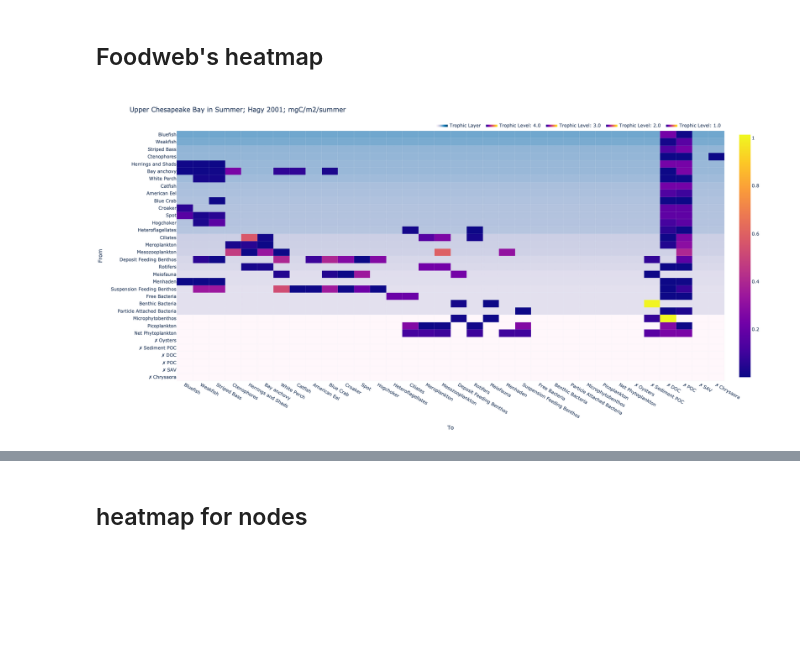
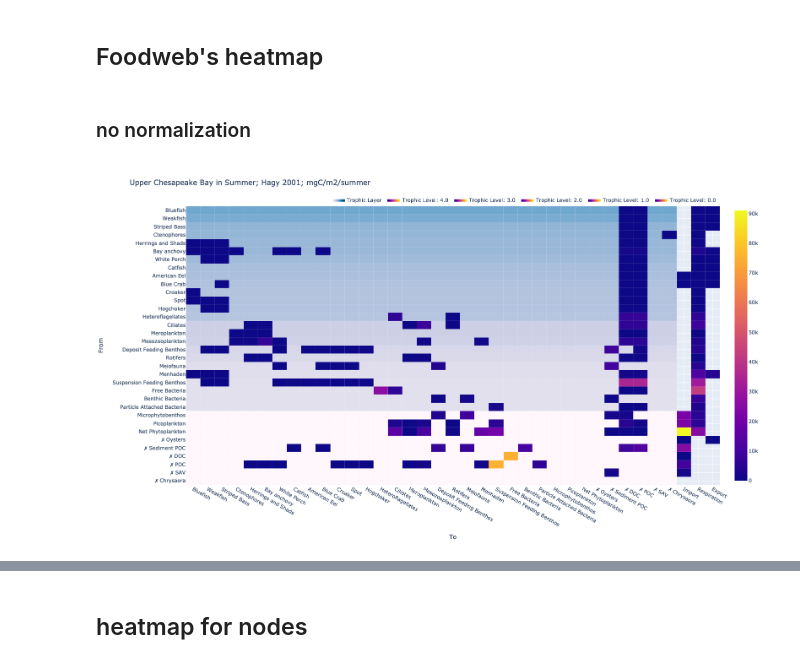
Before and after one commit to ibs-pan/foodwebviz, a Jupyter notebook: 02_heatmaps.ipynb, the cells around one changed output, grey strips where cells are left out. Cells and saved outputs as stored; diff of their text form; code cells hidden in the pictures; blank space fills up the shorter version.

```diff
--- a/02_heatmaps.ipynb
+++ b/02_heatmaps.ipynb
@@ -85,6 +85,12 @@ def prepare_data(net, normalization=None, add_external_flows=False):
     heat_data['to'] = add_not_alive_mark(heat_data['to'], names_mapper)
     heat_data = heat_data.merge(node_df[['Names', 'trophic', 'Biomass']], left_on='from', right_on='Names', how='left')
 
+    # not all normalization methods make sense when this is True
+    if add_external_flows:
+        external_flows = pd.DataFrame(net.getExternalFlows(), columns=flow_cols)
+        external_flows['from'] = add_not_alive_mark(external_flows['from'], names_mapper)
+        heat_data = pd.concat([heat_data, external_flows]).fillna(0)
+
     if normalization == 'all':
         heat_data['weights'] = net.getNormInternFlows()
     elif normalization == 'biomass':
@@ -94,11 +100,11 @@ def prepare_data(net, normalization=None, add_external_flows=False):
     elif normalization == 'inputs':
         tmp_df = heat_data.merge(heat_data.groupby('to').sum().reset_index(), left_on='from', right_on='to')
         heat_data['weights'] = tmp_df.weights_x / tmp_df.weights_y
-    if add_external_flows:
-        external_flows = pd.DataFrame(net.getExternalFlows(), columns=flow_cols)
-        external_flows['from'] = add_not_alive_mark(external_flows['from'], names_mapper)
+    # if add_external_flows:
+     #   external_flows = pd.DataFrame(net.getExternalFlows(), columns=flow_cols)
+     #   external_flows['from'] = add_not_alive_mark(external_flows['from'], names_mapper)
 
-        heat_data = pd.concat([heat_data, external_flows]).fillna(0)
+     #   heat_data = pd.concat([heat_data, external_flows]).fillna(0)
     return node_df, heat_data
 
 def get_trophic_heatmap(node_df):
@@ -181,7 +187,9 @@ def show_heatmap(net, normalization='all', show_trophic_layer=True, add_external
     fig.update_xaxes(showspikes=True, spikethickness=0.5)
     fig.update_yaxes(showspikes=True, spikesnap="cursor", spikemode="across",spikethickness=0.5)
     fig.show()
-
-show_heatmap(food_webs[0], normalization='inputs', show_trophic_layer=True, add_external_flows=False)
-# %% [output]
-[figure, removed]
+# %% [markdown]
+### no normalization
+# %%
+show_heatmap(food_webs[0], normalization=None, show_trophic_layer=True, add_external_flows=True)
+# %% [output]
+[figure, added]
```
Also changed, not shown: parts of 14 cells of this notebook, 3 other files.
